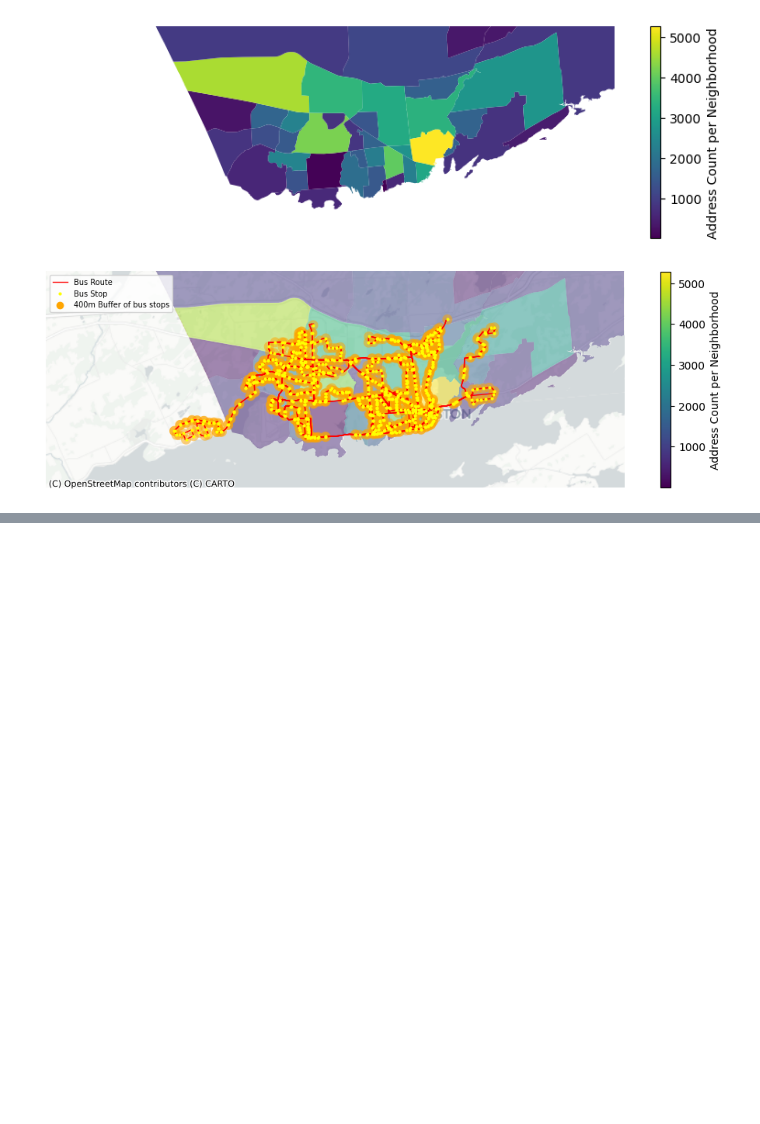
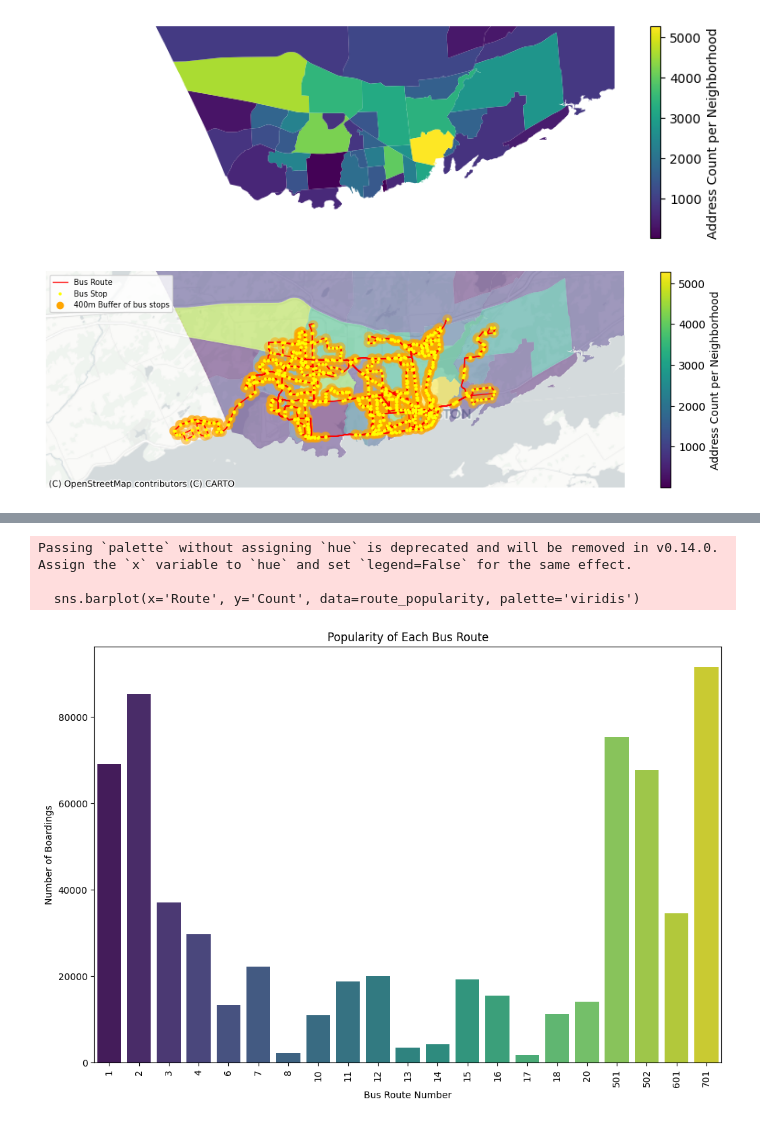
Before and after one commit to winfredtai/CISC451W24, a Jupyter notebook: A1/CISC451W24_Competition1_Q1Q2.ipynb, the cells around one changed output, grey strips where cells are left out. Saved outputs shown, nothing was run; the diff lists cells and outputs as text; code cells hidden in the pictures; blank space fills up the shorter version.

```diff
--- a/A1/CISC451W24_Competition1_Q1Q2.ipynb
+++ b/A1/CISC451W24_Competition1_Q1Q2.ipynb
@@ -697,0 +742,18 @@ plt.show()
+# %%
+df_transit = pd.read_excel('/content/Transit Data - October.xlsx')
+# %%
+# Data Cleaning Steps
+# Drop rows with latitude or longitude as 0 or NULL
+transit_data_cleaned = df_transit[
+    (df_transit['Latitude'] != 0) & (df_transit['Longitude'] != 0) &
+    (df_transit['Latitude'].notna()) & (df_transit['Longitude'].notna())
+]
+
+# Further filter the data to include only coordinates within Kingston area
+transit_data_cleaned = transit_data_cleaned[
+    (transit_data_cleaned['Latitude'] > 44) & (transit_data_cleaned['Latitude'] < 45) &
+    (transit_data_cleaned['Longitude'] > -77) & (transit_data_cleaned['Longitude'] < -76)
+]
+
+# Display the cleaned data
+transit_data_cleaned.head(10)
@@ -697,0 +772,23 @@ plt.show()
+# %%
+# Count the number of occurrences for each route
+route_popularity = transit_data_cleaned['Route'].value_counts().reset_index()
+route_popularity.columns = ['Route', 'Count']
+
+# Sort the data by count in descending order for better visualization
+route_popularity = route_popularity.sort_values('Count', ascending=False)
+
+# Create a bar chart
+plt.figure(figsize=(12, 8))
+sns.barplot(x='Route', y='Count', data=route_popularity, palette='viridis')
+plt.title('Popularity of Each Bus Route')
+plt.xlabel('Bus Route Number')
+plt.ylabel('Number of Boardings')
+plt.xticks(rotation=90)  # Rotate the x labels to prevent overlap
+
+# Display the plot
+plt.show()
+# %% [output]
+Passing `palette` without assigning `hue` is deprecated and will be removed in v0.14.0. Assign the `x` variable to `hue` and set `legend=False` for the same effect.
+
+  sns.barplot(x='Route', y='Count', data=route_popularity, palette='viridis')
+[figure, added]
```
Also changed, not shown: parts of 15 cells of this notebook.
